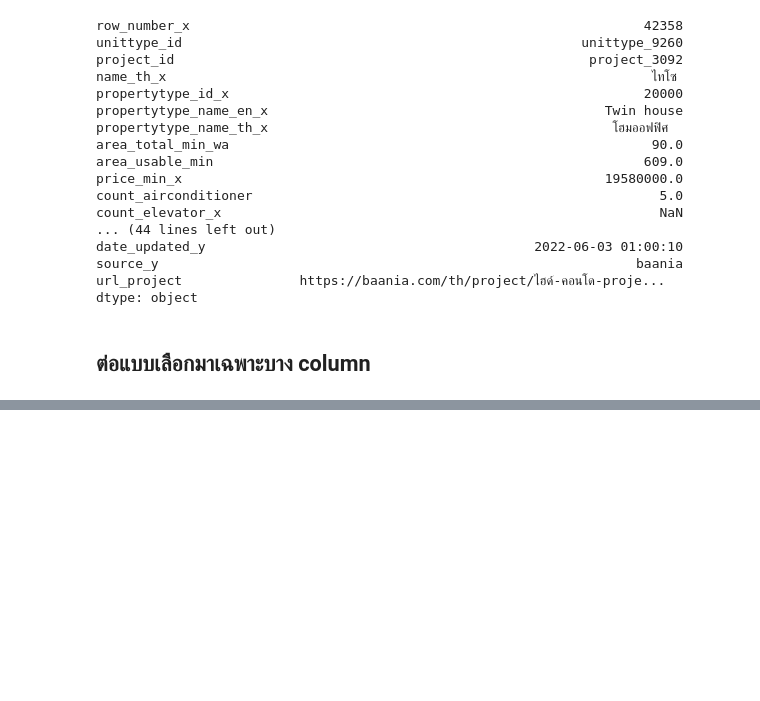
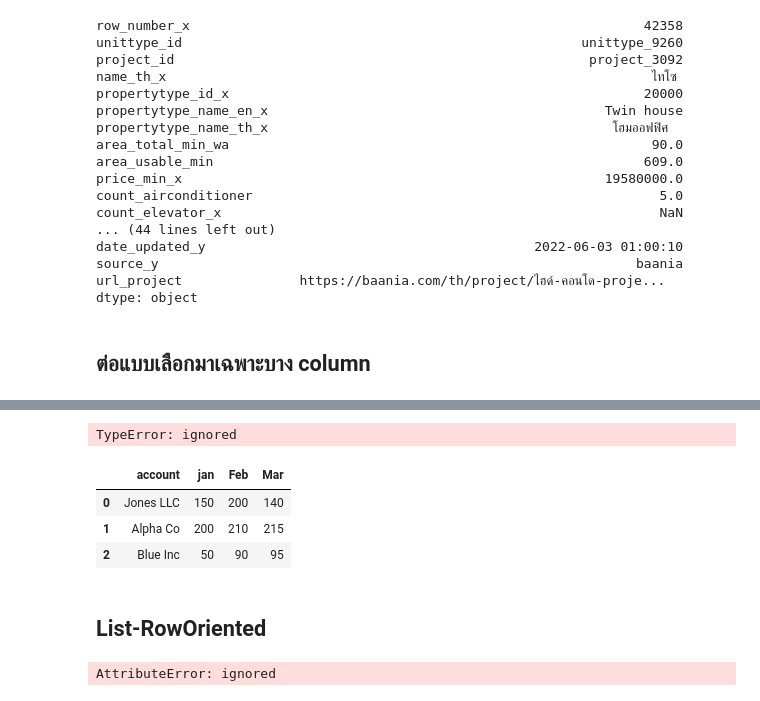
Before and after one commit to Phimphakanph22/BasicProg_DataViz65, a Jupyter notebook: Pandas101.ipynb, the cells around one changed output, grey strips where cells are left out. Saved outputs shown, nothing was run; the diff lists cells and outputs as text; code cells hidden in the pictures; blank space fills up the shorter version.

```diff
--- a/Pandas101.ipynb
+++ b/Pandas101.ipynb
@@ -762,0 +854,17 @@ dtype: object
+# %%
+sales - {'account' : ['Jones LLC' , 'Alpha Co' , 'Blue Inc'],
+         'Jan' : [150,200,50],
+         'Feb' : [200,210,215],
+         'Mar' : [50,90,95] }
+# %% [output]
+TypeError: ignored
+# %%
+df = pd.DataFrame.from_dict(sales)
+df
+# %% [output]
+|  | account | jan | Feb | Mar |
+| 0 | Jones LLC | 150 | 200 | 140 |
+| 1 | Alpha Co | 200 | 210 | 215 |
+| 2 | Blue Inc | 50 | 90 | 95 |
+# %% [markdown]
+## List-RowOriented
@@ -762,0 +876,5 @@ dtype: object
+# %%
+df = pd.DataFream.from_records(sales,columns=columnname)
+df
+# %% [output]
+AttributeError: ignored
```
Also changed, not shown: parts of 18 cells of this notebook.
